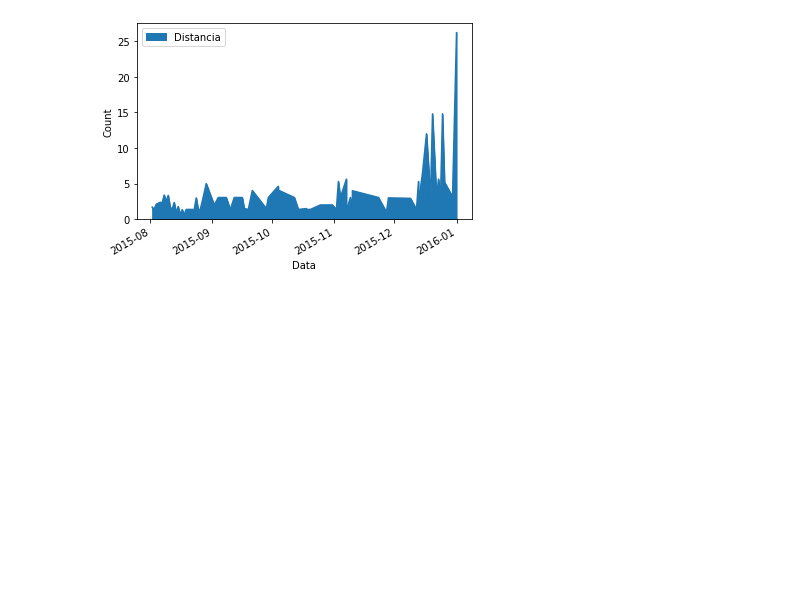
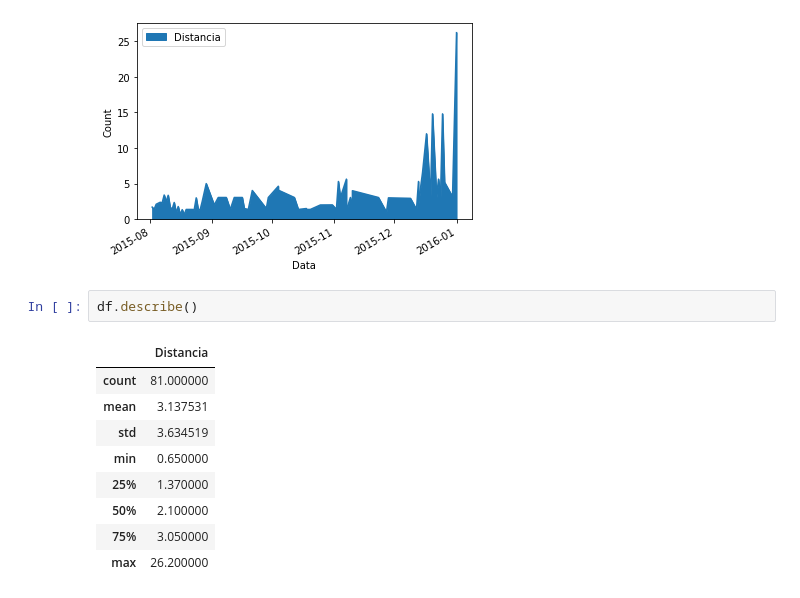
Before and after one commit to acnaweb/python-data-analysis, a Jupyter notebook: case_study_bikes.ipynb, the cells around one changed output. Saved outputs shown, nothing was run; the diff lists cells and outputs as text; blank space fills up the shorter version.

```diff
--- a/case_study_bikes.ipynb
+++ b/case_study_bikes.ipynb
@@ -105,3 +105,15 @@ plt.ylabel("Count")
 plt.show()
 # %% [output]
 [figure]
+# %%
+df.describe()
+# %% [output]
+|  | Distancia |
+| count | 81.000000 |
+| mean | 3.137531 |
+| std | 3.634519 |
+| min | 0.650000 |
+| 25% | 1.370000 |
+| 50% | 2.100000 |
+| 75% | 3.050000 |
+| max | 26.200000 |
```
Also changed, not shown: parts of 1 cell of this notebook.
